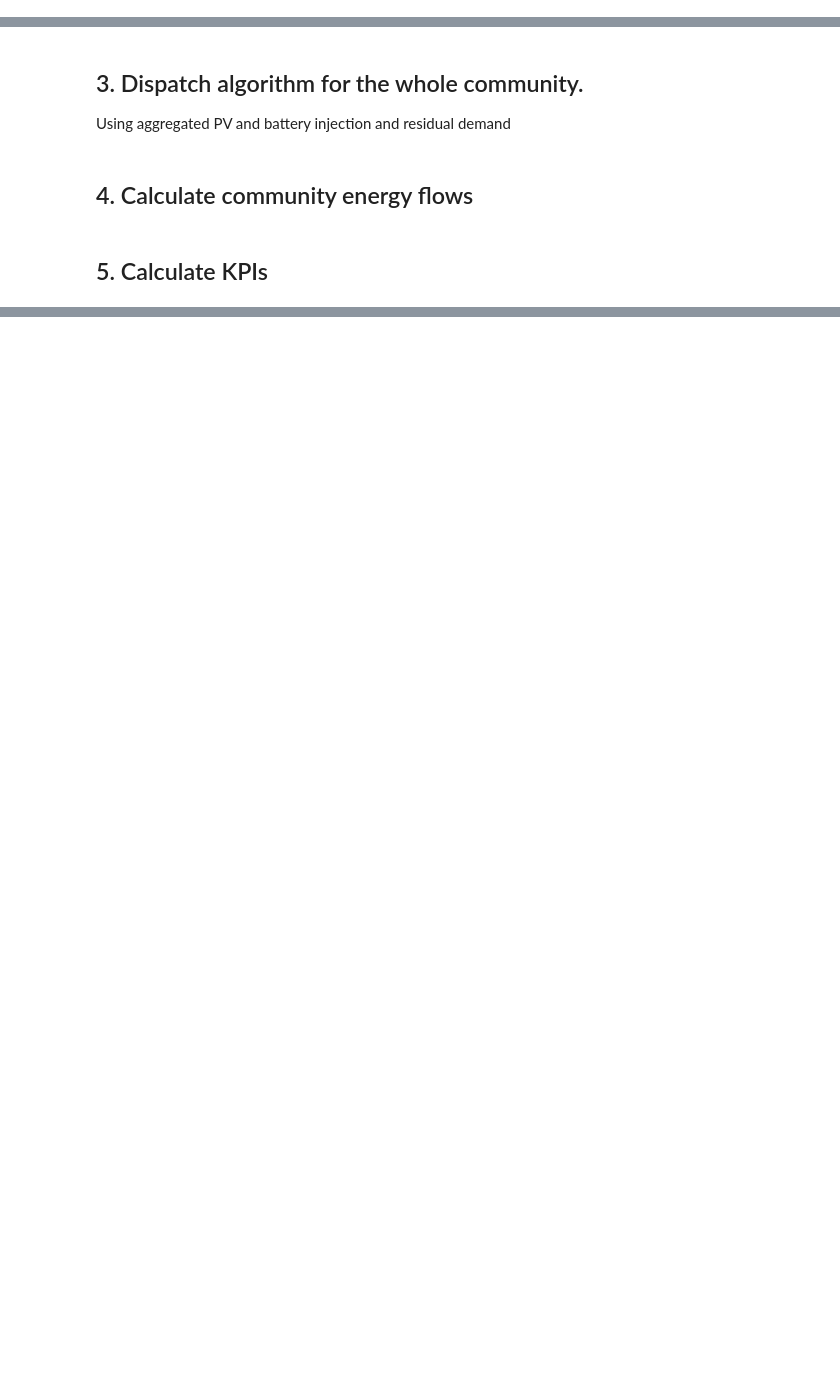
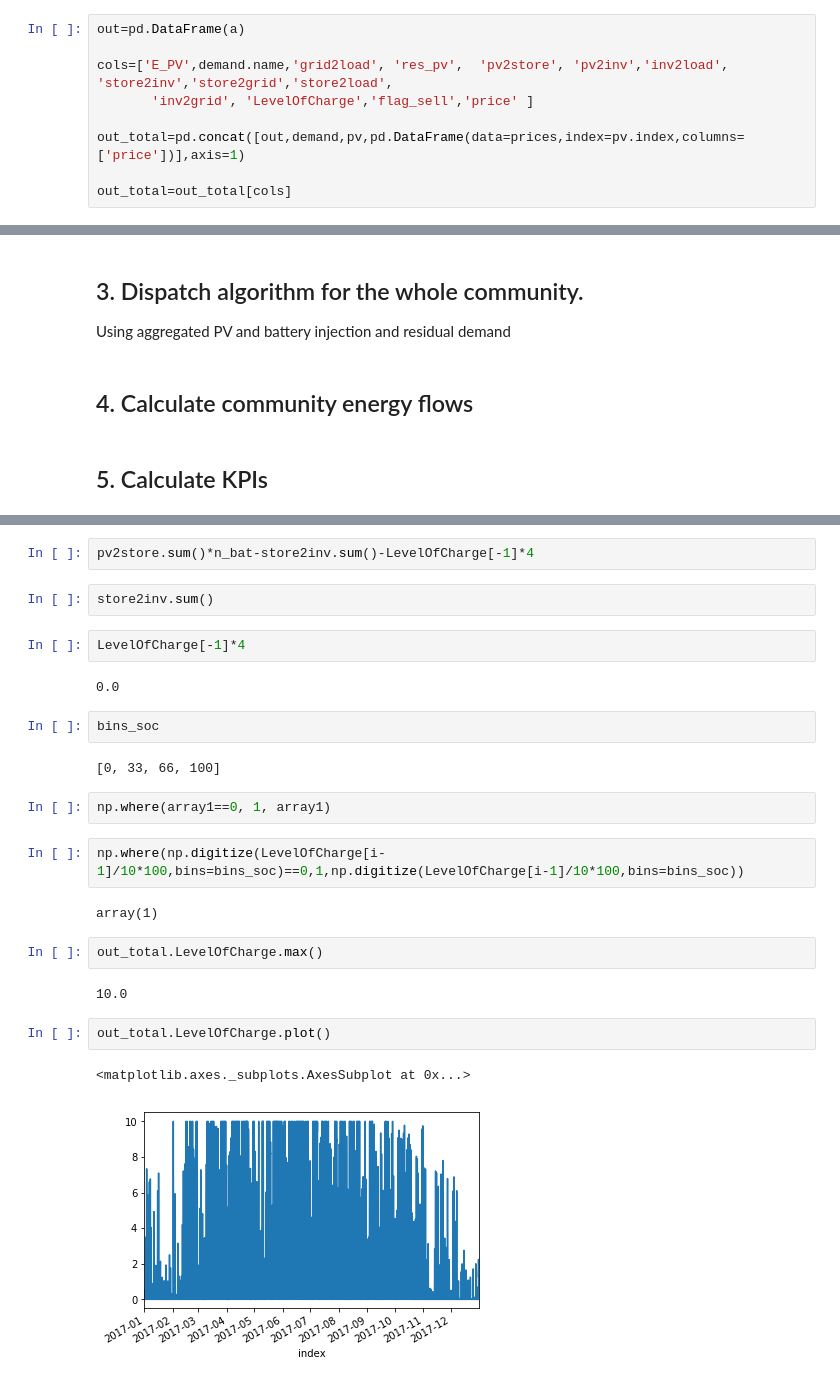
Before and after one commit to alefunxo/Solar_communities, a Jupyter notebook: src/community_P2P.ipynb, the cells around one changed output, grey strips where cells are left out. Saved outputs shown, nothing was run; the diff lists cells and outputs as text; blank space fills up the shorter version.

```diff
--- a/src/community_P2P.ipynb
+++ b/src/community_P2P.ipynb
@@ -839,0 +882,9 @@ We use the same selection than in Part I. However, we need to include the prosum
+# %%
+out=pd.DataFrame(a)
+
+cols=['E_PV',demand.name,'grid2load', 'res_pv',  'pv2store', 'pv2inv','inv2load', 'store2inv','store2grid','store2load',
+       'inv2grid', 'LevelOfCharge','flag_sell','price' ]
+
+out_total=pd.concat([out,demand,pv,pd.DataFrame(data=prices,index=pv.index,columns=['price'])],axis=1)
+
+out_total=out_total[cols]
@@ -851,0 +1499,27 @@ Using aggregated PV and battery injection and residual demand
+# %%
+pv2store.sum()*n_bat-store2inv.sum()-LevelOfCharge[-1]*4
+# %%
+store2inv.sum()
+# %%
+LevelOfCharge[-1]*4
+# %% [output]
+0.0
+# %%
+bins_soc
+# %% [output]
+[0, 33, 66, 100]
+# %%
+np.where(array1==0, 1, array1)
+# %%
+np.where(np.digitize(LevelOfCharge[i-1]/10*100,bins=bins_soc)==0,1,np.digitize(LevelOfCharge[i-1]/10*100,bins=bins_soc))
+# %% [output]
+array(1)
+# %%
+out_total.LevelOfCharge.max()
+# %% [output]
+10.0
+# %%
+out_total.LevelOfCharge.plot()
+# %% [output]
+<matplotlib.axes._subplots.AxesSubplot at 0x...>
+[figure, added]
```
Also changed, not shown: parts of 88 cells of this notebook, 1 other file.
